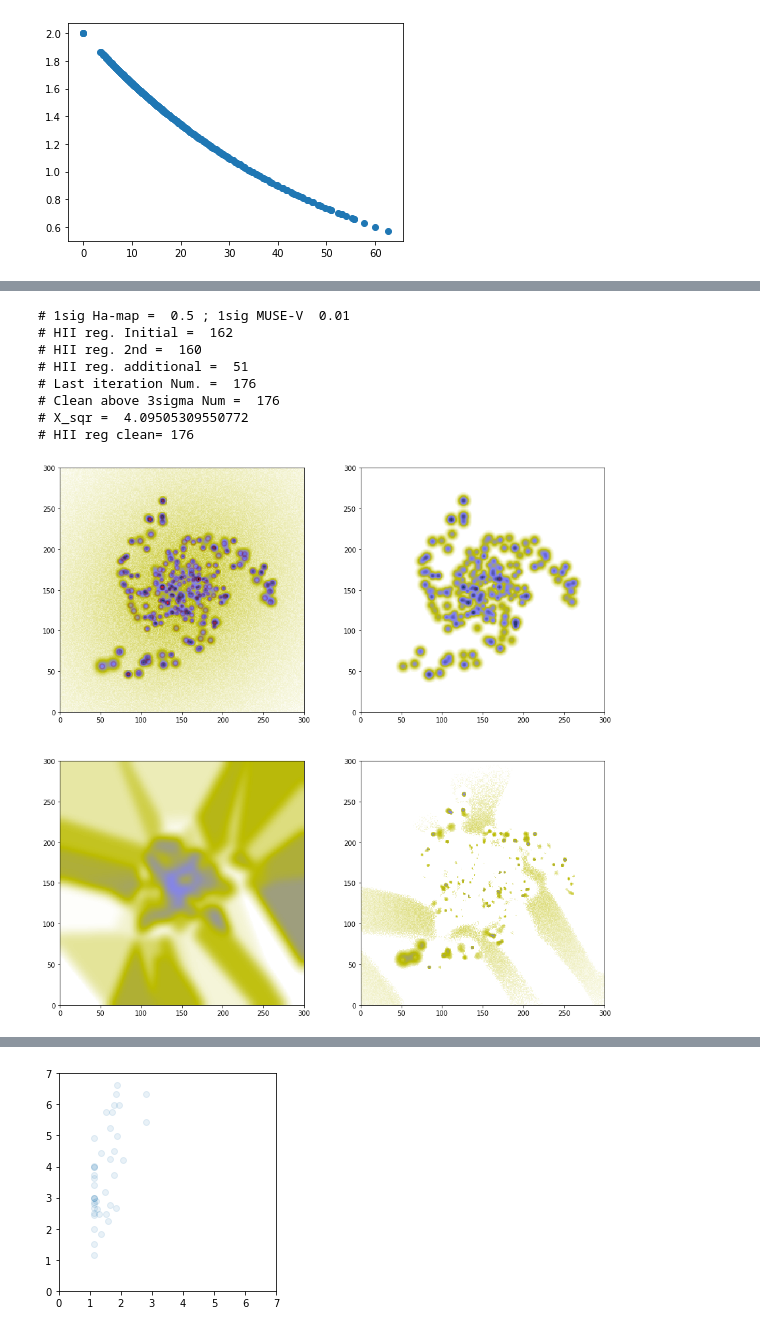
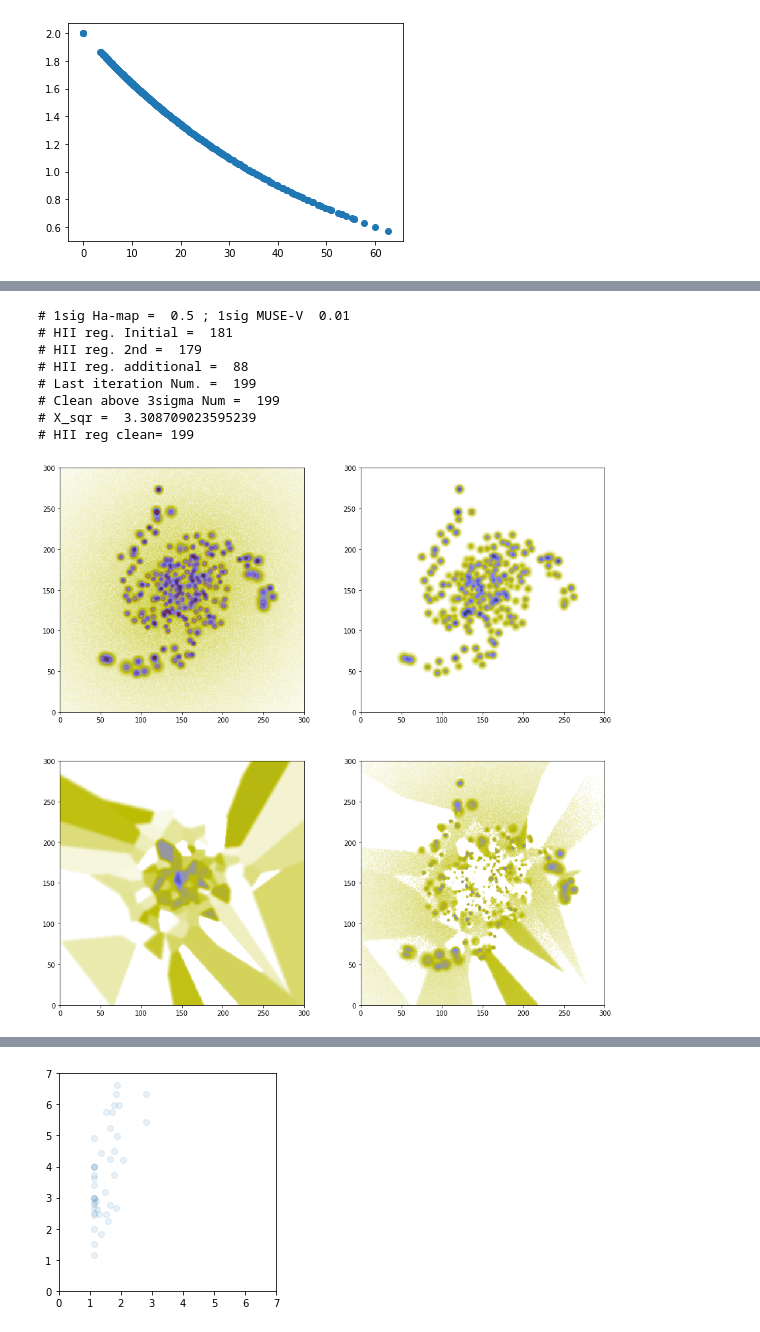
Before and after one commit to sfsanchez72/pyHIIExplorer, a Jupyter notebook: notebooks/sim_spiral.ipynb, the cells around one changed output, grey strips where cells are left out. Saved outputs shown, nothing was run; the diff lists cells and outputs as text; code cells hidden in the pictures.

Commit message:
new HIIblob

```diff
--- a/notebooks/sim_spiral.ipynb
+++ b/notebooks/sim_spiral.ipynb
@@ -399,24 +399,24 @@ Num. IN =  300
 # %%
 img_cont = gaussian_filter(img_Ha, sigma=2)
 
 #blobs_final,blobs_F_Ha,image_HII,\
 #diff_map_final,diff_points,diff_Flux=HIIblob(img_Ha,img_cont,\
 #                                                        0.5, MUSE_1sig=0.1,\
 #                                             MUSE_1sig_V=0.01, plot=1, refined = 1)
 
 blobs_final,blobs_F_Ha,image_HII,\
-diff_map_final,diff_points,diff_Flux=HIIblob(img_Ha,img_cont, 1/spax_scale, MUSE_1sig=0.5,\
+diff_map_final,diff_points,diff_Flux=HIIblob(img_Ha,img_cont, 1.5, MUSE_1sig=0.5,\
                                              MUSE_1sig_V=0.01, plot=1, refined = 3)
 # %% [output]
 # 1sig Ha-map =  0.5 ; 1sig MUSE-V  0.01
-# HII reg. Initial =  162
-# HII reg. 2nd =  160
-# HII reg. additional =  51
-# Last iteration Num. =  176
-# Clean above 3sigma Num =  176
-# X_sqr =  4.09505309550772
-# HII reg clean= 176
+# HII reg. Initial =  181
+# HII reg. 2nd =  179
+# HII reg. additional =  88
+# Last iteration Num. =  199
+# Clean above 3sigma Num =  199
+# X_sqr =  3.308709023595239
+# HII reg clean= 199
-[figure, old version]
+[figure, new version]
 # %%
 Ha_image_clean = img_Ha - image_HII
 cmap = 'gist_stern_r'
```
Also changed, not shown: parts of 10 cells of this notebook, 1 other file.
